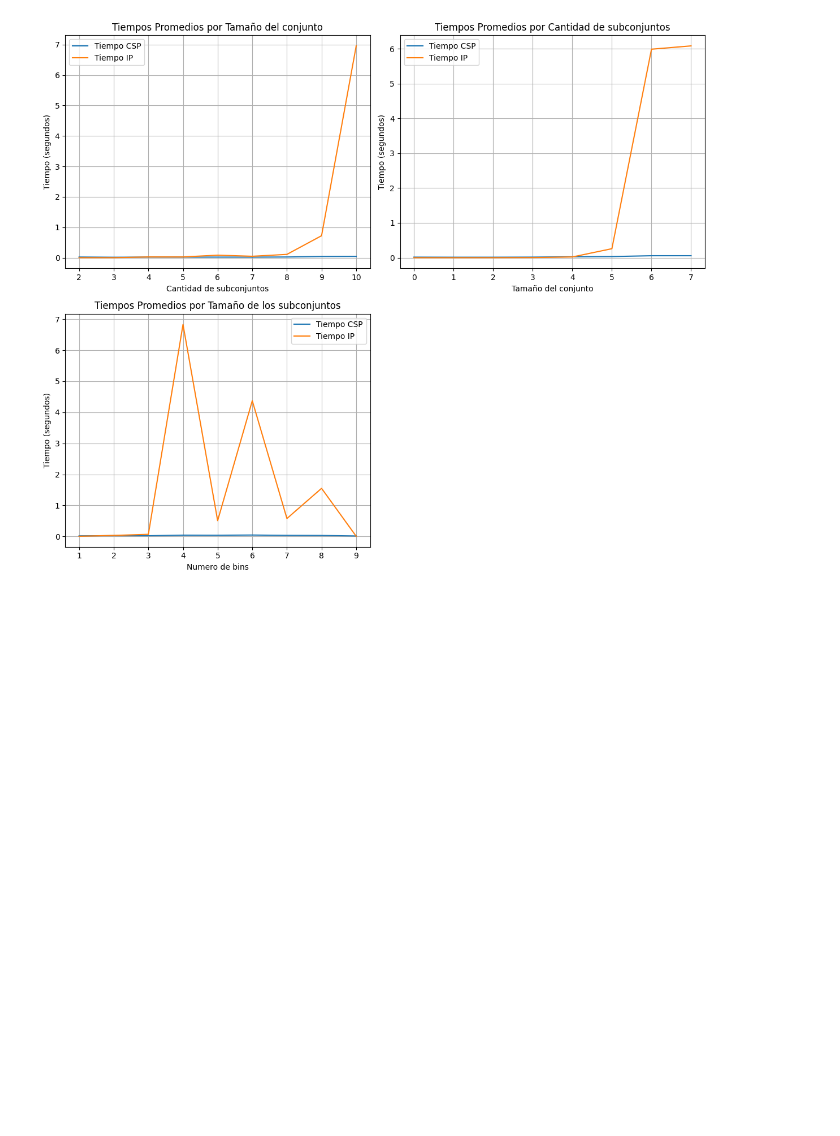
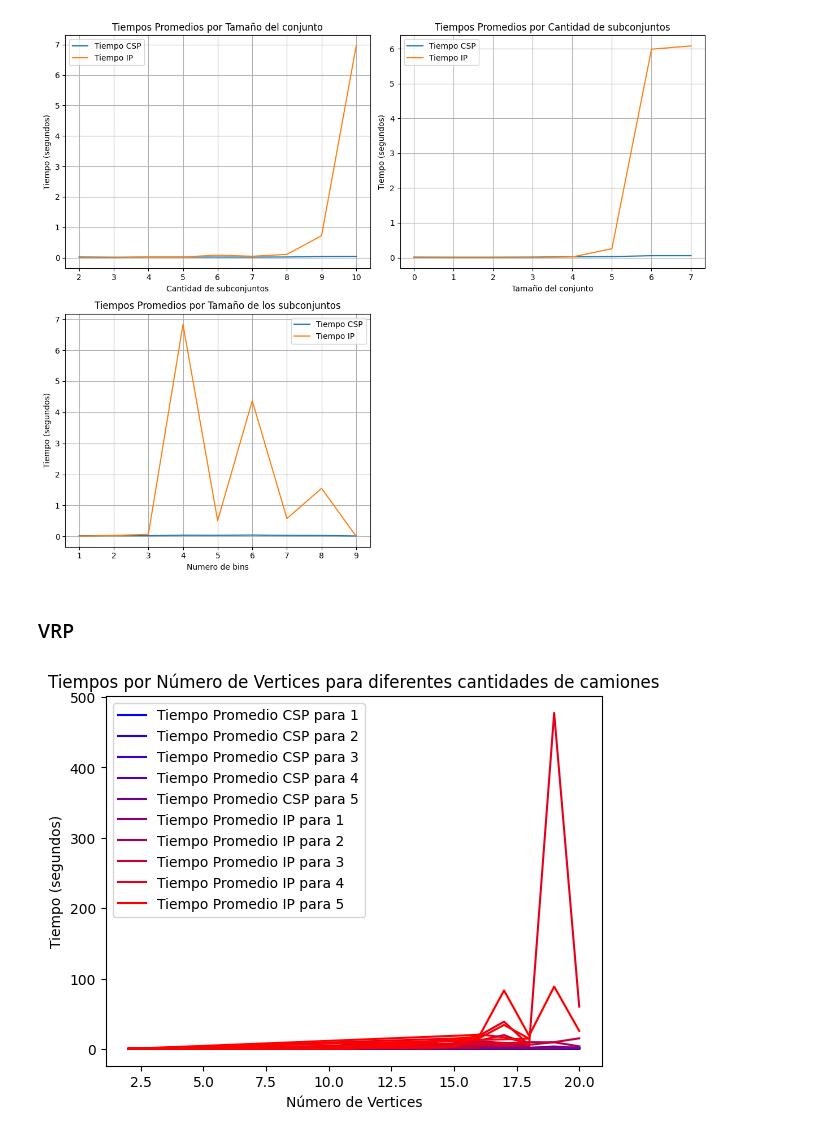
Before and after one commit to javierrodriguezsanchez/Comparison-between-CSP-and-IP, a Jupyter notebook: src/data_plotting.ipynb, the cells around one changed output. Drawn from its saved outputs; the diff is of its cells as text; code cells hidden in the pictures; blank space fills up the shorter version.

```diff
--- a/src/data_plotting.ipynb
+++ b/src/data_plotting.ipynb
@@ -580,3 +580,77 @@ plt.tight_layout()
 plt.show()
 # %% [output]
 [figure]
+# %% [markdown]
+### VRP
+# %%
+import json
+import os
+import pandas as pd
+import matplotlib.pyplot as plt
+import math
+
+if os.path.exists('VRP/data.json'):
+        # Leer el contenido existente del archivo JSON
+        with open('VRP/data.json', 'r') as f:
+            datos = json.load(f)
+else:
+    # Si no existe, inicializar un nuevo diccionario
+    datos = {}
+
+tabla = {
+    'numero de vehículos':[],
+    'tamaño':[],
+    "CSP":[],
+    "IP":[]
+
+}
+
+for key in datos.keys():
+    n = datos[key]['description']['num_vehicles']
+
+    tabla['numero de vehículos'].append(n)
+    m = len(datos[key]['description']['distance_matrix'])
+
+    tabla['tamaño'].append(m)
+
+    for solucion in datos[key]["results"]:
+        tabla[solucion['method']].append(solucion['time'])
+
+
+df = pd.DataFrame(tabla)
+
+# Promedios por número de nodos
+promedio_tiempos = df.groupby(['numero de vehículos','tamaño']).mean()
+
+promedio_por_numero_camiones = [sub_df for sub_df in df.groupby('numero de vehículos')]
+
+i=0
+color_index=255/(2*len(promedio_por_numero_camiones)-1)
+
+for caso, promedio_por_caso in promedio_por_numero_camiones:
+    color = math.ceil(color_index*i)
+    plt.plot(
+        promedio_por_caso['tamaño'],
+        promedio_por_caso['CSP'],
+        label=f'Tiempo Promedio CSP para {caso}',
+        color=f"#{0 if color<16 else ''}{hex(color)[2:]}00{0 if 255-color<16 else ''}{hex(255-color)[2:]}"
+)
+    i+=1
+
+for caso, promedio_por_caso in promedio_por_numero_camiones:
+    color = math.ceil(color_index*i)
+    plt.plot(
+        promedio_por_caso['tamaño'],
+        promedio_por_caso['IP'],
+        label=f'Tiempo Promedio IP para {caso}',
+        color=f"#{0 if color<16 else ''}{hex(color)[2:]}00{0 if 255-color<16 else ''}{hex(255-color)[2:]}"
+    )
+    i+=1
+
+plt.title('Tiempos por Número de Vertices para diferentes cantidades de camiones')
+plt.xlabel('Número de Vertices')
+plt.ylabel('Tiempo (segundos)')
+plt.legend()
+plt.show()
+# %% [output]
+[figure, added]
```
Also changed, not shown: 4 other files.
